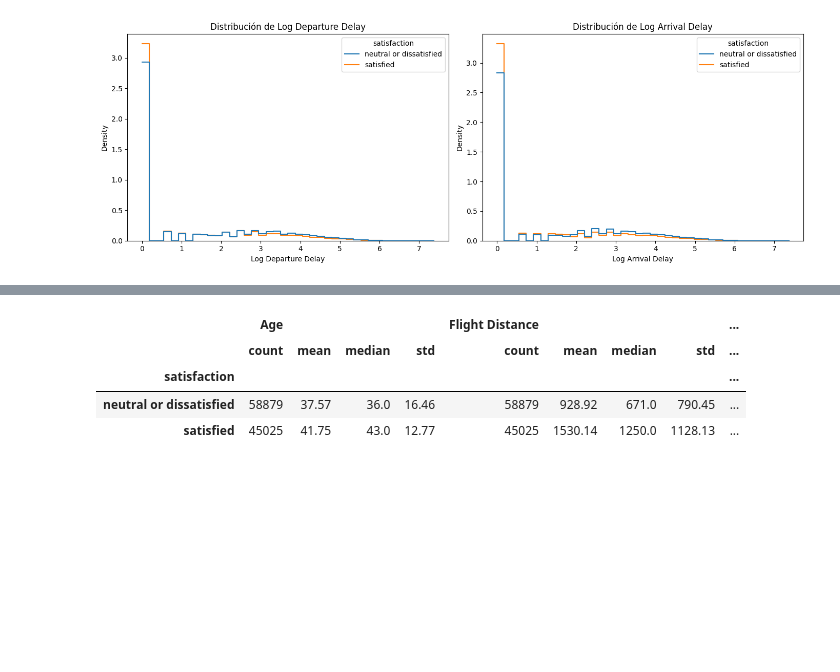
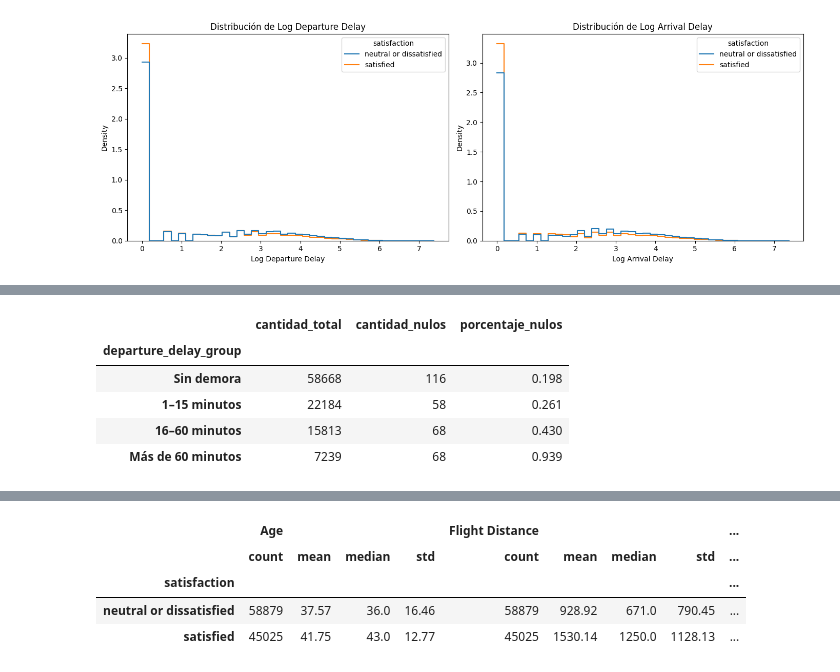
Before and after one commit to FIUBA-Posgrado-Inteligencia-Artificial/aprMaqI_CEIA, a Jupyter notebook: trabajo_practico/eda_airline_passenger.ipynb, the cells around one changed output, grey strips where cells are left out. Saved outputs shown, nothing was run; the diff lists cells and outputs as text; code cells hidden in the pictures; blank space fills up the shorter version.

```diff
--- a/trabajo_practico/eda_airline_passenger.ipynb
+++ b/trabajo_practico/eda_airline_passenger.ipynb
@@ -708,0 +795,41 @@ plt.show()
+# %%
+df_missing["departure_delay_group"] = pd.cut(
+    df_missing["Departure Delay in Minutes"],
+    bins=[-1, 0, 15, 60, np.inf],
+    labels=[
+        "Sin demora",
+        "1–15 minutos",
+        "16–60 minutos",
+        "Más de 60 minutos"
+    ]
+)
+
+missing_by_departure_delay = (
+    df_missing
+    .groupby("departure_delay_group", observed=True)
+    .agg(
+        cantidad_total=(
+            "arrival_delay_missing",
+            "size"
+        ),
+        cantidad_nulos=(
+            "arrival_delay_missing",
+            "sum"
+        ),
+        porcentaje_nulos=(
+            "arrival_delay_missing",
+            "mean"
+        )
+    )
+)
+
+missing_by_departure_delay["porcentaje_nulos"] *= 100
+
+missing_by_departure_delay.round(3)
+# %% [output]
+|  | cantidad_total | cantidad_nulos | porcentaje_nulos |
+| departure_delay_group |  |  |  |
+| Sin demora | 58668 | 116 | 0.198 |
+| 1–15 minutos | 22184 | 58 | 0.261 |
+| 16–60 minutos | 15813 | 68 | 0.430 |
+| Más de 60 minutos | 7239 | 68 | 0.939 |
```
Also changed, not shown: parts of 5 cells of this notebook.
